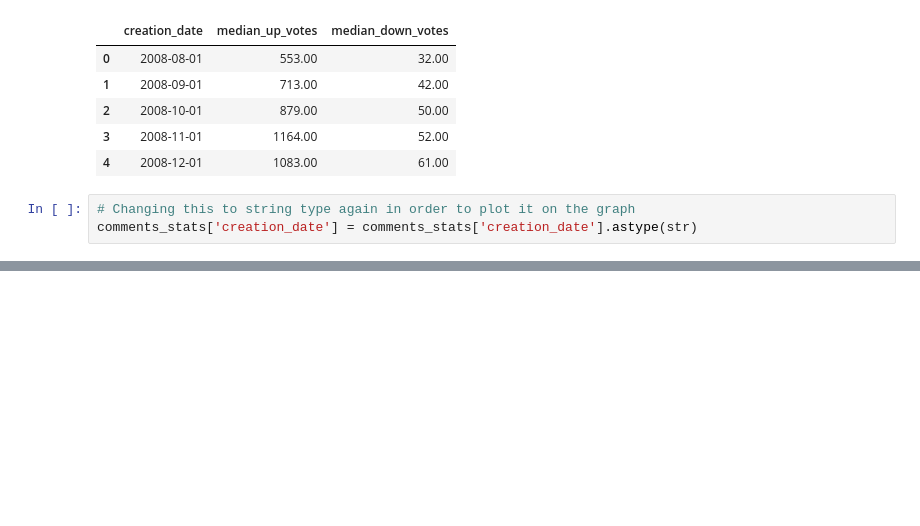
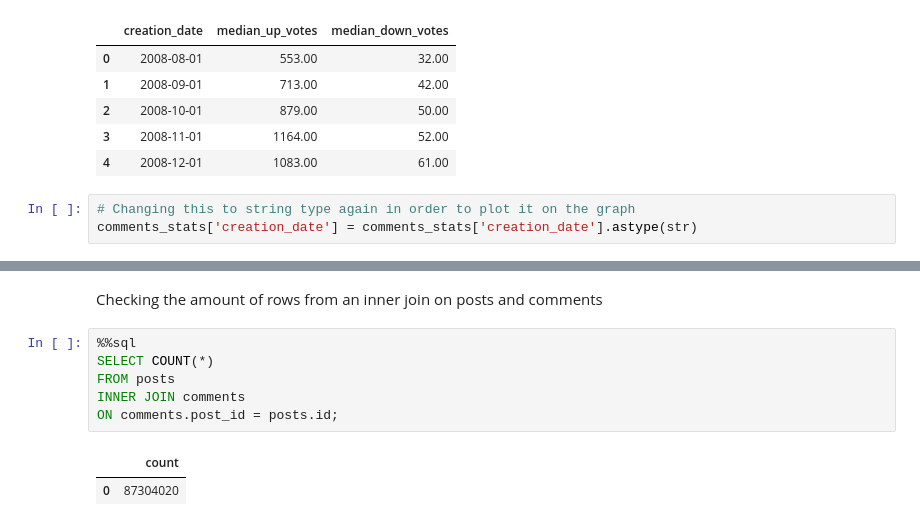
Before and after one commit to denisecodes/stack_overflow_dashboard, a Jupyter notebook: stack_overflow_dashboard.ipynb, the cells around one changed output, grey strips where cells are left out. Drawn from its saved outputs; the diff is of its cells as text; blank space fills up the shorter version.

```diff
--- a/stack_overflow_dashboard.ipynb
+++ b/stack_overflow_dashboard.ipynb
@@ -717,0 +735,11 @@ Overall, when Stackoverflow first took off as a product, it grew in popularity q
+# %% [markdown]
+Checking the amount of rows from an inner join on posts and comments
+# %%
+%%sql
+SELECT COUNT(*)
+FROM posts
+INNER JOIN comments
+ON comments.post_id = posts.id;
+# %% [output]
+|  | count |
+| 0 | 87304020 |
```
Also changed, not shown: parts of 14 cells of this notebook.
